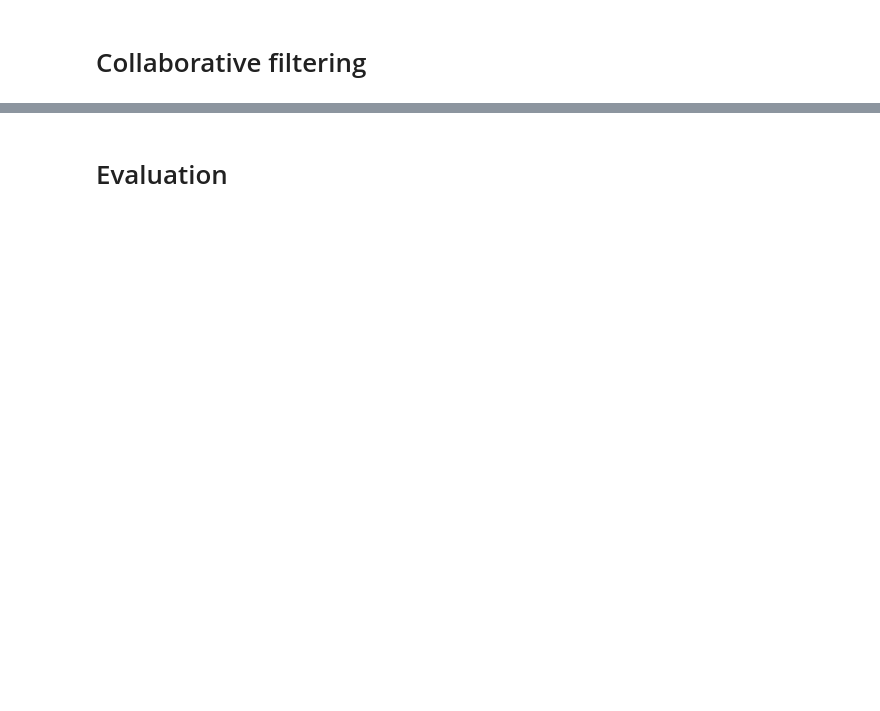
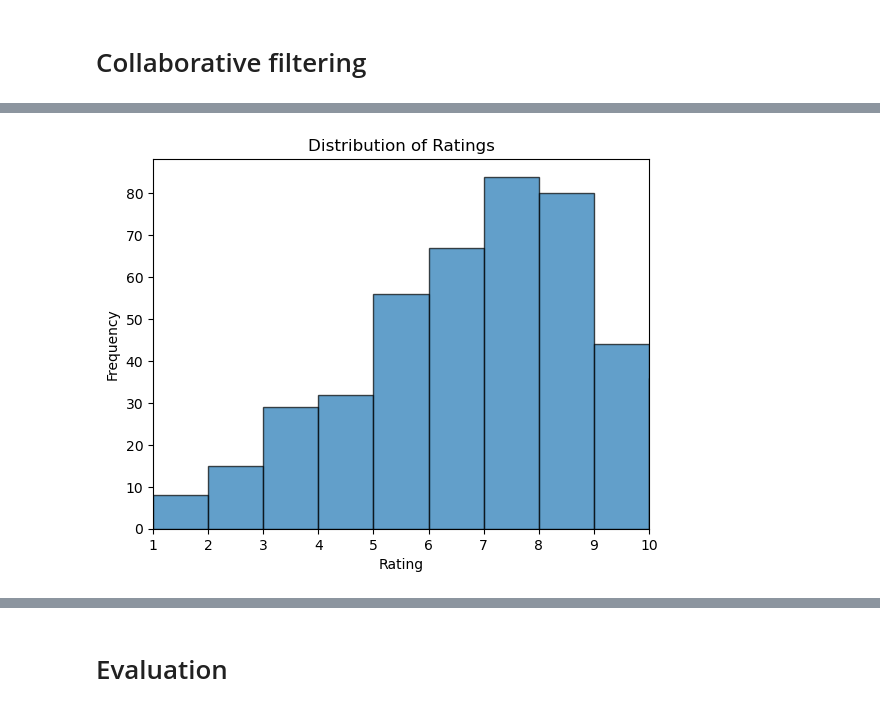
Before and after one commit to tordbm/Exercise-Recommender-System, a Jupyter notebook: recsys.ipynb, the cells around one changed output, grey strips where cells are left out. Cells and saved outputs as stored; diff of their text form; code cells hidden in the pictures; blank space fills up the shorter version.

```diff
--- a/recsys.ipynb
+++ b/recsys.ipynb
@@ -380,16 +559,19 @@ user_sim_matrix = rec.sim
 # %%
-# Distribution of ratings
+df = pd.read_csv("user_ratings.csv")
 
-ratings = pd.to_numeric(ratings, errors='coerce')
-plt.figure(figsize=(8, 4))
-plt.hist(ratings, bins=range(1, 11), edgecolor='black', alpha=0.7)
-plt.title('Distribution of Ratings')
-plt.xlabel('Rating')
-plt.ylabel('Frequency')
-plt.xticks(range(1, 11))
+ratings_columns = df.columns[1:]
+ratings_data = df[ratings_columns].values.flatten()
+plt.hist(ratings_data, bins=range(1, 12), edgecolor="k", alpha=0.7)
+
+plt.title("Distribution of Ratings")
+plt.xlabel("Rating")
+plt.ylabel("Frequency")
+plt.grid(False)
 plt.xlim(1, 10)
 plt.ylim(0, plt.gca().get_ylim()[1])
 plt.show()
+# %% [output]
+[figure, added]
 # %%
 def userbased_cf(user):
     # Readimg DataFrame
```
Also changed, not shown: parts of 31 cells of this notebook, 1 other file.
